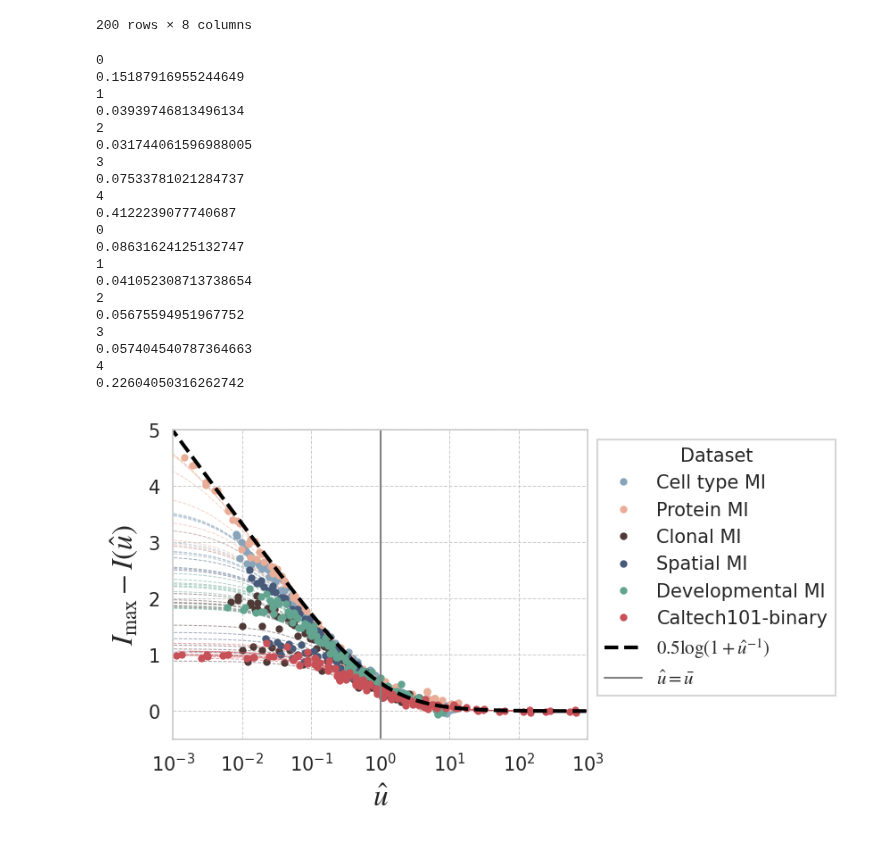
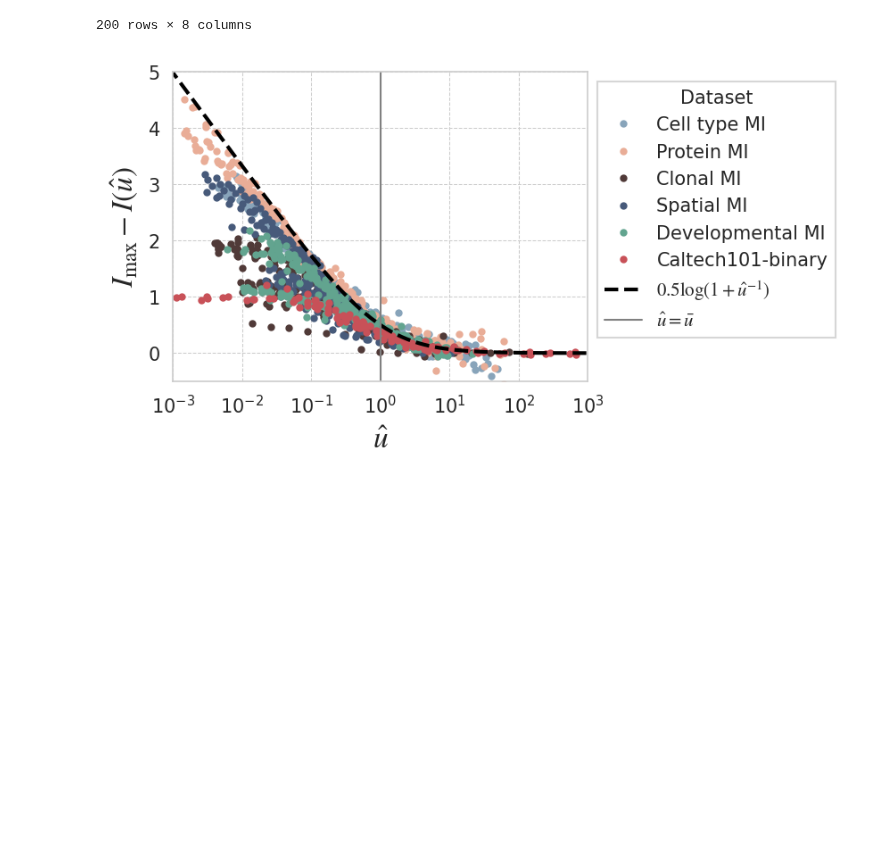
Before and after one commit to igor-sadalski/Scaling-up-measurement-noise-scaling-laws, a Jupyter notebook: analysis/collapse.ipynb, the cells around one changed output. Saved outputs shown, nothing was run; the diff lists cells and outputs as text; code cells hidden in the pictures; blank space fills up the shorter version.

```diff
--- a/analysis/collapse.ipynb
+++ b/analysis/collapse.ipynb
@@ -73,8 +73,8 @@ fig, ax = plt.subplots()
 
 # params
 lw, alpha, ms = 0, 1, 3
-hue_order = ['SCVI']#['PCA', 'SCVI', 'Geneformer']
-plot_fits = True
+hue_order = ['PCA', 'SCVI', 'Geneformer']
+plot_fits = False
 signals = df['signal'].unique().tolist()
 
 # iterate over signals
@@ -132,7 +132,6 @@ fit_and_plot(df)
 for im_idx, imdf in enumerate([gaussian_df, res_df]):
 
     for i, x in enumerate(classes[:-1]):
-        print(i)
         # prepare data
         x_name = ['Scale', 'Factor'][im_idx]
         x_data = (1 / (imdf[imdf['Class label'] == x][x_name]))
@@ -152,9 +151,6 @@ for im_idx, imdf in enumerate([gaussian_df, res_df]):
 
 
                 x_bar = 1/result.params['A'].value
-
-                print(x_bar)
-
 
                 x_hat = x_data / x_bar
 
@@ -165,51 +161,31 @@ for im_idx, imdf in enumerate([gaussian_df, res_df]):
 
                 # plot fit
                 xs = np.logspace(-4, 3.5, 100)
                 A = 1/x_bar
                 B = A*(2**(2*I_max))
                 ys = info_scaling(xs, A, B)
                 if plot_fits:
                     ax.plot(xs/x_bar, I_max - ys, color=pretty_palette[-1], linestyle='--',
                         alpha=0.5, lw=0.5, zorder=2, )
 
 
 
 xs = np.logspace(-4, 3.5, 100)
 ys = 0.5*np.log2(1 + 1/xs)
 ax.plot(xs, ys, color='black', linestyle='--', alpha=1, lw=2,
          label=r'$0.5 \log (1 + \hat{u}^{-1})$')
 ax.plot([1, 1], [-1, 5.5], color='grey', linestyle='-', alpha=1, label=r'$\hat{u} = \bar{u}$', lw=1)
 
 
 ax.set_xscale('log')
 ax.set_ylabel(r'$I_{\max} - I(\hat{u})$',fontsize=16)
 ax.set_xlabel(r'$\hat{u}$', fontsize=16)
 ax.set_ylim(-0.5, 5)
 ax.set_xlim(1e-3, 1e3)
 handles, labels = plt.gca().get_legend_handles_labels()
 by_label = dict(zip(labels, handles))
 plt.legend(by_label.values(), by_label.keys(), loc='upper left',
            bbox_to_anchor=(1., 1.), title='Dataset')
 plt.show()
 # %% [output]
-0
-0.15187916955244649
-1
-0.03939746813496134
-2
-0.031744061596988005
-3
-0.07533781021284737
-4
-0.4122239077740687
-0
-0.08631624125132747
-1
-0.041052308713738654
-2
-0.05675594951967752
-3
-0.057404540787364663
-4
-0.22604050316262742
-[figure, old version]
+[figure, new version]
```
Also changed, not shown: parts of 2 cells of this notebook.
